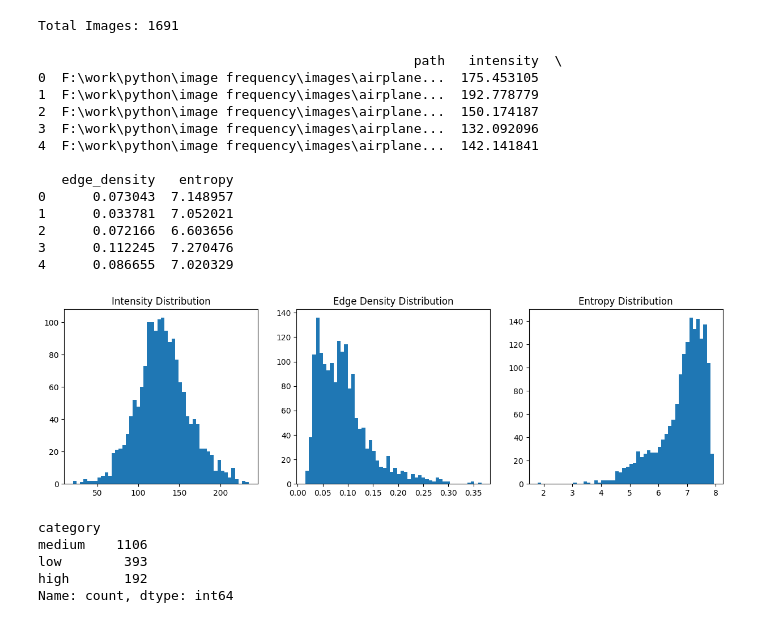
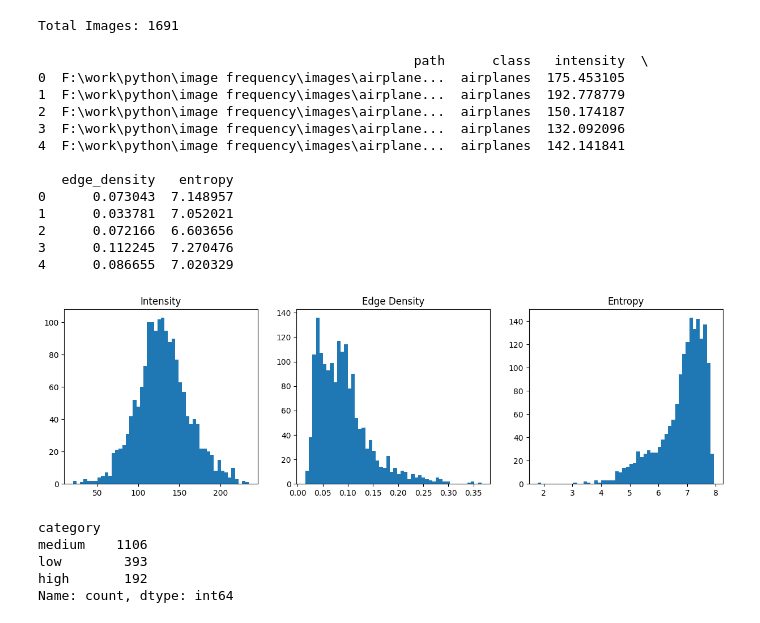
Before and after one commit to Gopikrish2k/Image_classification, a Jupyter notebook: task 1/image_categorize.ipynb, the cells around one changed output. Cells and saved outputs as stored; diff of their text form; code cells hidden in the pictures.

```diff
--- a/task 1/image_categorize.ipynb
+++ b/task 1/image_categorize.ipynb
@@ -13,34 +13,34 @@ output_path = r"F:\work\python\image frequency\processed_dataset_1"
 
 os.makedirs(output_path, exist_ok=True)
 # %%
-image_paths = []
+image_data = []
 
 for class_name in os.listdir(dataset_path):
     class_folder = os.path.join(dataset_path, class_name)
 
     if os.path.isdir(class_folder):
         for img_name in os.listdir(class_folder):
-            image_paths.append(os.path.join(class_folder, img_name))
+            image_data.append({
+                "path": os.path.join(class_folder, img_name),
+                "class": class_name
+            })
 
-print("Total Images:", len(image_paths))
+print("Total Images:", len(image_data))
 # %% [output]
 Total Images: 1691
 # %%
 data = []
 
-for img_path in tqdm(image_paths):
+for item in tqdm(image_data):
 
-    img = cv2.imread(img_path)
+    img = cv2.imread(item["path"])
     if img is None:
         continue
 
-    # Convert to grayscale
     gray = cv2.cvtColor(img, cv2.COLOR_BGR2GRAY)
-
-    # Resize (consistent size)
     gray = cv2.resize(gray, (224, 224))
 
-    # ---- Features ----
+    # Features
     mean_intensity = np.mean(gray)
 
     edges = cv2.Canny(gray, 100, 200)
@@ -49,7 +49,8 @@ for img_path in tqdm(image_paths):
     entropy = shannon_entropy(gray)
 
     data.append({
-        "path": img_path,
+        "path": item["path"],
+        "class": item["class"],   # 🔥 KEEP CLASS
         "intensity": mean_intensity,
         "edge_density": edge_density,
         "entropy": entropy
@@ -58,12 +59,12 @@ for img_path in tqdm(image_paths):
 df = pd.DataFrame(data)
 print(df.head())
 # %% [output]
-                                                path   intensity  \
-0  F:\work\python\image frequency\images\airplane...  175.453105
-1  F:\work\python\image frequency\images\airplane...  192.778779
-2  F:\work\python\image frequency\images\airplane...  150.174187
-3  F:\work\python\image frequency\images\airplane...  132.092096
-4  F:\work\python\image frequency\images\airplane...  142.141841
+                                                path      class   intensity  \
+0  F:\work\python\image frequency\images\airplane...  airplanes  175.453105
+1  F:\work\python\image frequency\images\airplane...  airplanes  192.778779
+2  F:\work\python\image frequency\images\airplane...  airplanes  150.174187
+3  F:\work\python\image frequency\images\airplane...  airplanes  132.092096
+4  F:\work\python\image frequency\images\airplane...  airplanes  142.141841
 
    edge_density   entropy
 0      0.073043  7.148957
@@ -74,21 +75,21 @@ print(df.head())
 # %%
 plt.figure(figsize=(15,4))
 
 plt.subplot(1,3,1)
 plt.hist(df["intensity"], bins=50)
-plt.title("Intensity Distribution")
+plt.title("Intensity")
 
 plt.subplot(1,3,2)
 plt.hist(df["edge_density"], bins=50)
-plt.title("Edge Density Distribution")
+plt.title("Edge Density")
 
 plt.subplot(1,3,3)
 plt.hist(df["entropy"], bins=50)
-plt.title("Entropy Distribution")
+plt.title("Entropy")
 
 plt.show()
 # %% [output]
-[figure, old version]
+[figure, new version]
 # %%
 def categorize(row):
     if row["edge_density"] < 0.05:
```
Also changed, not shown: parts of 14 cells of this notebook.
